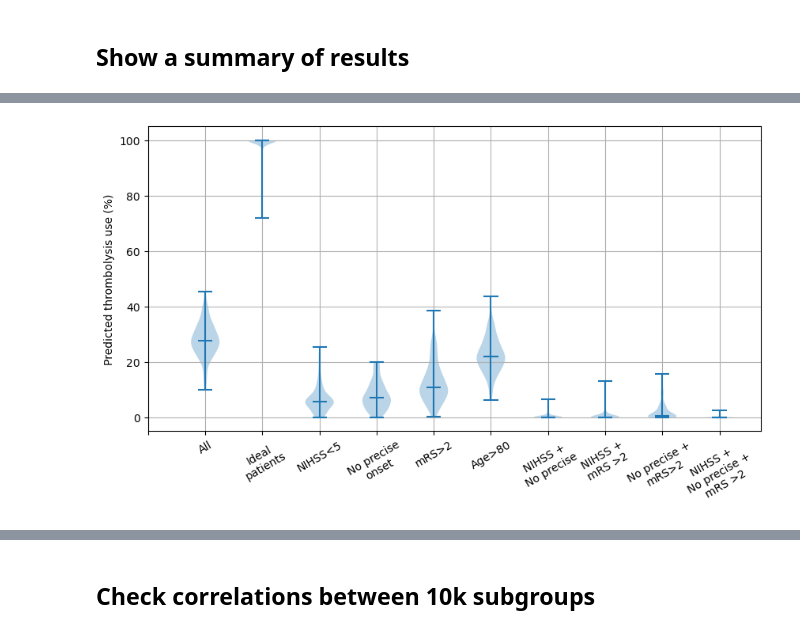
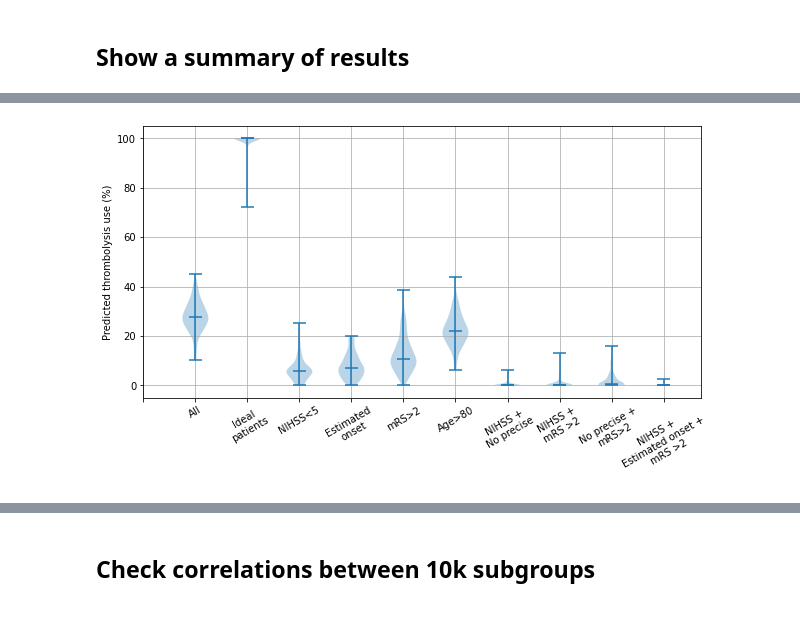
Before and after one commit to samuel-book/samuel_shap_paper_1, a Jupyter notebook: xgb_10_features/15_10k_thrombolysis_subgroups.ipynb, the cells around one changed output, grey strips where cells are left out. Cells and saved outputs as stored; diff of their text form; code cells hidden in the pictures.

```diff
--- a/xgb_10_features/15_10k_thrombolysis_subgroups.ipynb
+++ b/xgb_10_features/15_10k_thrombolysis_subgroups.ipynb
@@ -326,0 +334,6 @@ Included patients: 4230.00
+# %%
+# Haemorrhagic
+mask = test['Infarction'] == 0
+included_patients = mask.sum()
+print (f'Included patients: {included_patients:0.2f}')
+results['Haemorrhagic'] = patient_results[mask].mean(axis=0) * 100
@@ -326,0 +342,6 @@ Included patients: 4230.00
+# %%
+# Use of AF anticoagulants
+mask = test['Use of AF anticoagulants'] == 1
+included_patients = mask.sum()
+print (f'Included patients: {included_patients:0.2f}')
+results['Used AF anticoagulants'] = patient_results[mask].mean(axis=0) * 100
@@ -326,0 +350,6 @@ Included patients: 4230.00
+# %%
+# Onset-to-arrival time bit long
+mask = test['Onset-to-arrival time'] == 1
+included_patients = mask.sum()
+print (f'Included patients: {included_patients:0.2f}')
+results['Onset-to-arrival time 150-180'] = patient_results[mask].mean(axis=0) * 100
@@ -326,0 +358,6 @@ Included patients: 4230.00
+# %%
+# Onset during sleep
+mask = test['Onset during sleep'] == 1
+included_patients = mask.sum()
+print (f'Included patients: {included_patients:0.2f}')
+results['Onset during sleep'] = patient_results[mask].mean(axis=0) * 100
@@ -540,19 +629,19 @@ results.describe().T
 | Precise + Disability | 132.0 | 2.075583 | 3.062400 | 0.000000 | 0.104932 | 0.629591 | 3.147954 | 15.739769 |
 | NIHSS + Precise + Disability | 132.0 | 0.078370 | 0.371978 | 0.000000 | 0.000000 | 0.000000 | 0.000000 | 2.681992 |
 # %%
-cols = ['All patients', 'Ideal', 'NIHSS < 5', 'No precise onset', 'mRS > 2', 'Age > 80',
+cols = ['All patients', 'Ideal', 'NIHSS < 5', 'Estimated onset time', 'mRS > 2', 'Age > 80',
         'NIHSS + Precise', 'NIHSS + Disability', 'Precise + Disability', 'NIHSS + Precise + Disability']
-labels = ['', 'All', 'Ideal\npatients', 'NIHSS<5', 'No precise\nonset', 'mRS>2', 'Age>80',
-          'NIHSS +\nNo precise', 'NIHSS +\nmRS >2', 'No precise +\nmRS>2', 'NIHSS + \nNo precise +\nmRS >2']
+labels = ['', 'All', 'Ideal\npatients', 'NIHSS<5', 'Estimated\nonset', 'mRS>2', 'Age>80',
+          'NIHSS +\nNo precise', 'NIHSS +\nmRS >2', 'No precise +\nmRS>2', 'NIHSS + \nEstimated onset +\nmRS >2']
 fig = plt.figure(figsize=(10,5))
 ax = fig.add_subplot()
 ax.violinplot(results[cols], showmedians=True)
 ax.set_ylabel('Predicted thrombolysis use (%)')
 ax.set_xticks(range(len(labels)))
 ax.set_xticklabels(labels, rotation=30)
 ax.grid()
-plt.savefig('./output/15_10k_subgroup_violin.jpg', dpi=300,
+plt.savefig(f'./output/{notebook}_{model_text}_subgroup_violin.jpg', dpi=300,
     bbox_inches='tight', pad_inches=0.2)
 plt.show()
 # %% [output]
-[figure, old version]
+[figure, new version]
```
Also changed, not shown: parts of 30 cells of this notebook.
